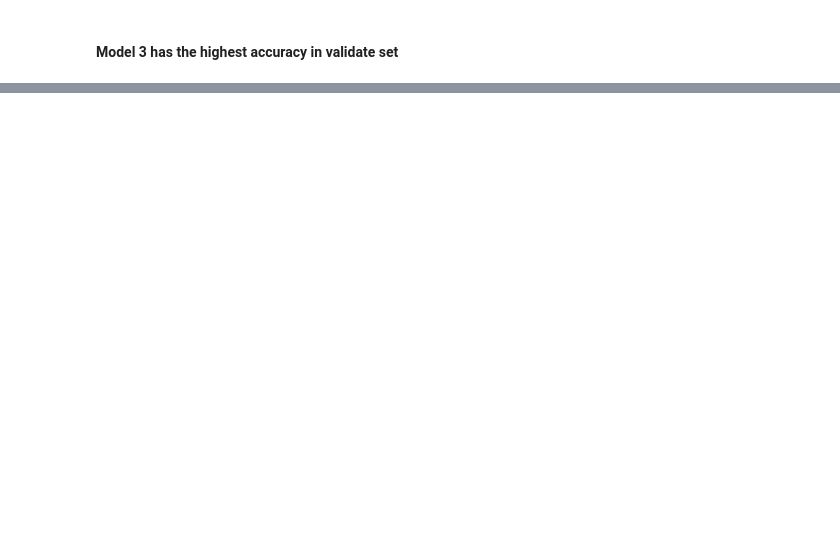
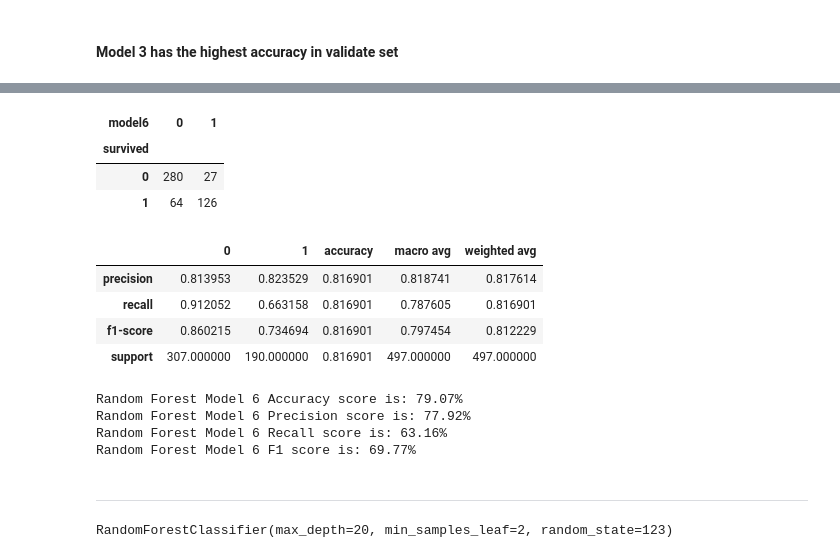
Before and after one commit to natasharivers/Classifications, a Jupyter notebook: model.ipynb, the cells around one changed output, grey strips where cells are left out. Drawn from its saved outputs; the diff is of its cells as text; code cells hidden in the pictures; blank space fills up the shorter version.

Commit message:
random forest model exercises

```diff
--- a/model.ipynb
+++ b/model.ipynb
@@ -288,0 +297,3 @@ model3 score: 73.83%
+# %%
+#fit the thing (ONLY on train set!!)
+clf.fit(X_train, y_train)
@@ -288,0 +392,6 @@ model3 score: 73.83%
+# %%
+#second RF model
+clf= RandomForestClassifier(min_samples_leaf = 3, max_depth = 15, random_state= 123)
+# %%
+#second RF model fit
+clf.fit(X_train, y_train)
@@ -288,0 +400,3 @@ model3 score: 73.83%
+# %%
+#second RF model fit
+y_pred = clf.predict(X_train)
@@ -288,0 +419,28 @@ model3 score: 73.83%
+# %%
+#second RF model confusion matrix
+pd.crosstab(train.survived, train.model6)
+# %% [output]
+| model6 | 0 | 1 |
+| survived |  |  |
+| 0 | 280 | 27 |
+| 1 | 64 | 126 |
+# %%
+pd.DataFrame(classification_report(y_train, y_pred, output_dict=True))
+# %% [output]
+|  | 0 | 1 | accuracy | macro avg | weighted avg |
+| precision | 0.813953 | 0.823529 | 0.816901 | 0.818741 | 0.817614 |
+| recall | 0.912052 | 0.663158 | 0.816901 | 0.787605 | 0.816901 |
+| f1-score | 0.860215 | 0.734694 | 0.816901 | 0.797454 | 0.812229 |
+| support | 307.000000 | 190.000000 | 0.816901 | 497.000000 | 497.000000 |
+# %%
+print(f'Random Forest Model 6 Accuracy score is: {clf.score(X_train, y_train):.2%}')
+print(f'Random Forest Model 6 Precision score is: {precision_score(train.survived, train.model6):.2%}')
+print(f'Random Forest Model 6 Recall score is: {recall_score(train.survived, train.model6):.2%}')
+print(f'Random Forest Model 6 F1 score is: {f1_score(train.survived, train.model6):.2%}')
+# %% [output]
+Random Forest Model 6 Accuracy score is: 79.07%
+Random Forest Model 6 Precision score is: 77.92%
+Random Forest Model 6 Recall score is: 63.16%
+Random Forest Model 6 F1 score is: 69.77%
+# %% [markdown]
+__________________________________
@@ -288,0 +450,5 @@ model3 score: 73.83%
+# %%
+#third RF model fit
+clf.fit(X_train, y_train)
+# %% [output]
+RandomForestClassifier(max_depth=20, min_samples_leaf=2, random_state=123)
```
Also changed, not shown: parts of 77 cells of this notebook.
